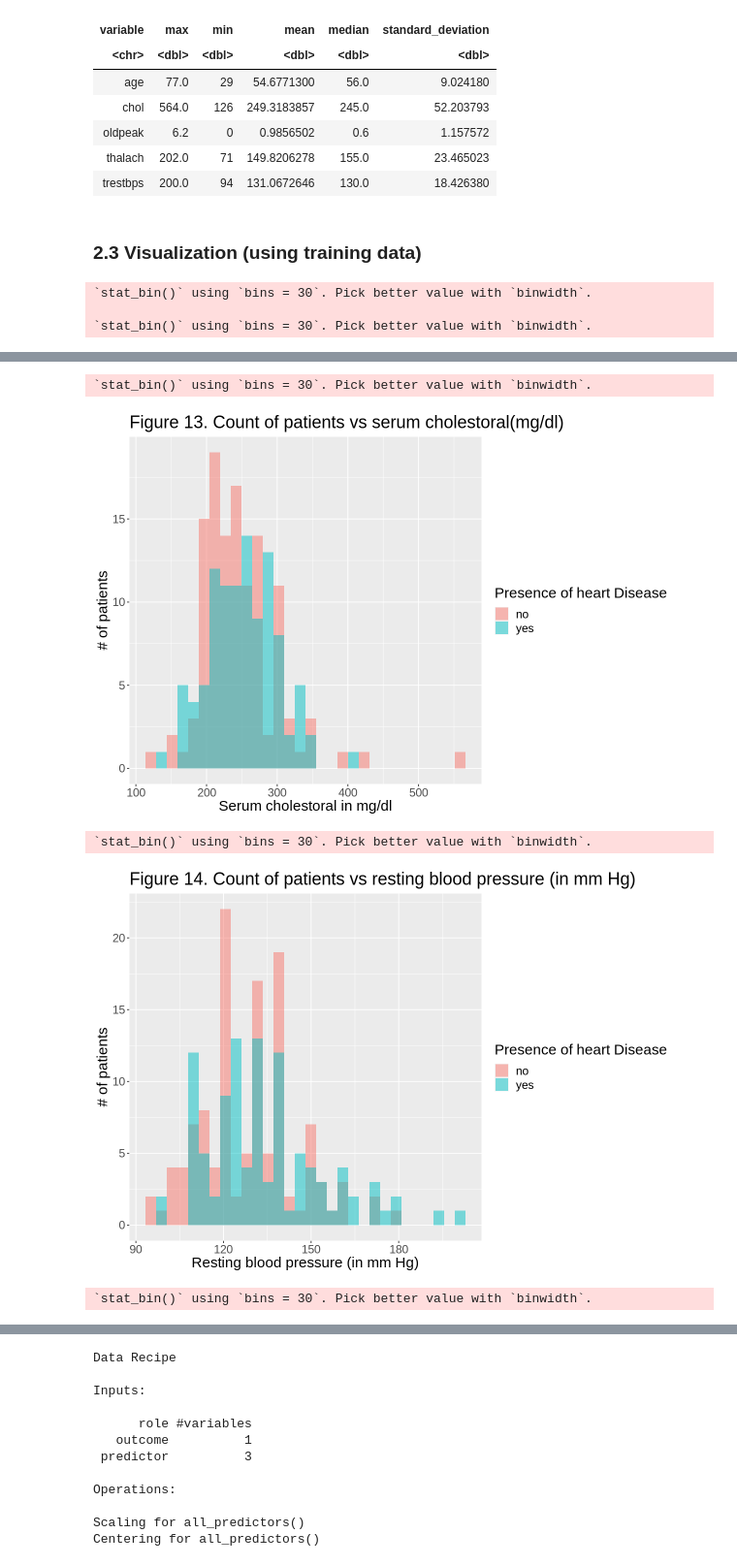
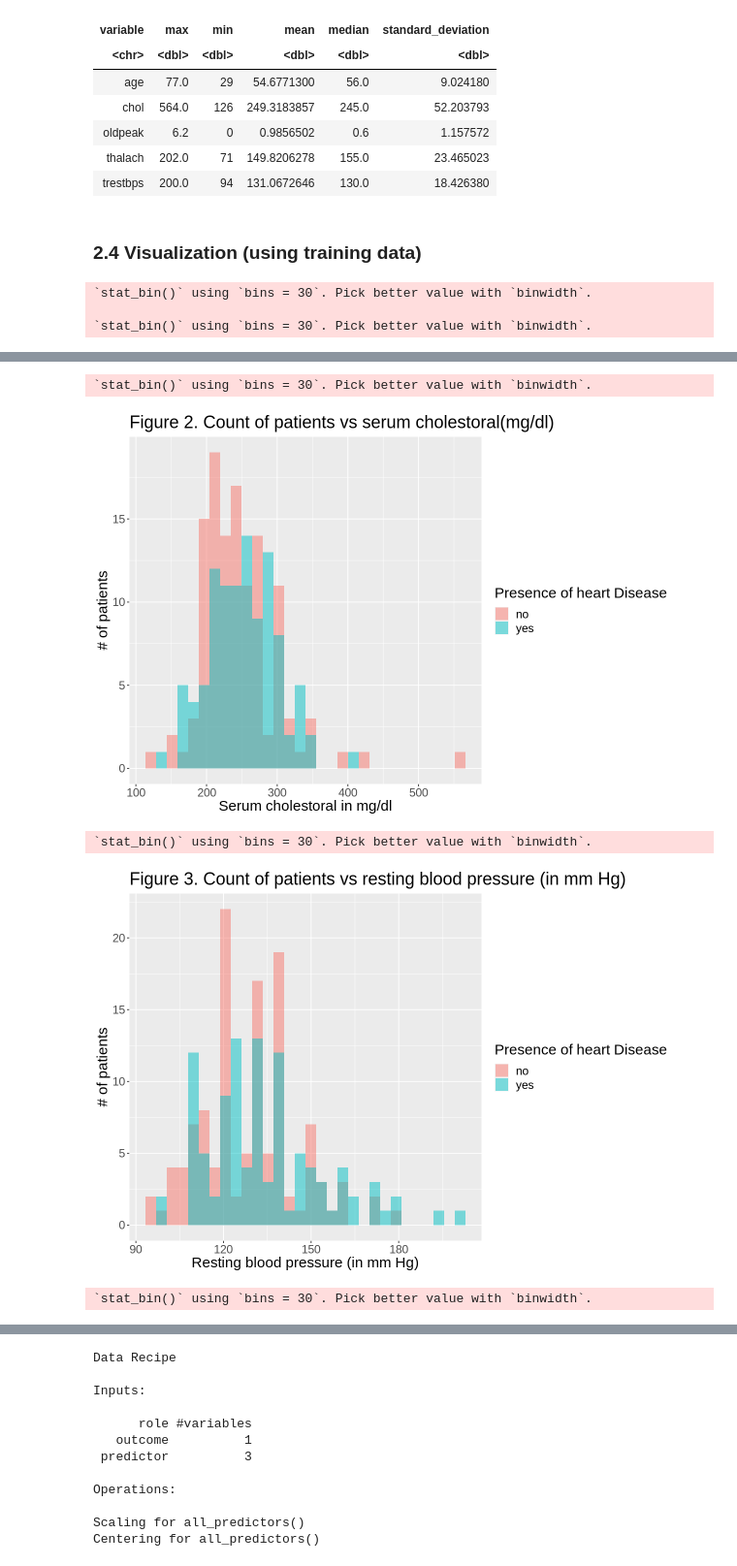
Before and after one commit to tashijain/DSCI100GroupProject, a Jupyter notebook: group_project_report.ipynb, the cells around one changed output, grey strips where cells are left out. Shown at 97% size. Saved outputs shown, nothing was run; the diff lists cells and outputs as text; code cells hidden in the pictures.

```diff
--- a/group_project_report.ipynb
+++ b/group_project_report.ipynb
@@ -462,7 +309,7 @@ A data.frame: 5 × 6
 | thalach | 202.0 | 71 | 149.8206278 | 155.0 | 23.465023 |
 | trestbps | 200.0 | 94 | 131.0672646 | 130.0 | 18.426380 |
 # %% [markdown]
-### 2.3 Visualization (using training data)
+### 2.4 Visualization (using training data)
 # %%
 options(repr.plot.width = 10, repr.plot.height = 7)
 
@@ -471,7 +318,7 @@ heart_disease_data_train_age_plot <- ggplot(heart_disease_data_train, aes(x = ag
                                     geom_histogram(aes(fill = presence), alpha = 0.5, position="identity") +
                                     labs(x = "Age in years", y = "# of patients", fill = "Presence of heart Disease") +
                                     theme(text = element_text(size = 18)) +
-                                    ggtitle("Figure 12. Count of patients vs age (years)")
+                                    ggtitle("Figure 1. Count of patients vs age (years)")
 heart_disease_data_train_age_plot
 
 # Presence/absence based on cholestrol
@@ -479,7 +326,7 @@ heart_disease_data_train_chol_plot <- ggplot(heart_disease_data_train, aes(x = c
                                     geom_histogram(aes(fill = presence), alpha = 0.5, position="identity") +
                                     labs(x = "Serum cholestoral in mg/dl", y = "# of patients", fill = "Presence of heart Disease") +
                                     theme(text = element_text(size = 18)) +
-                                    ggtitle("Figure 13. Count of patients vs serum cholestoral(mg/dl)")
+                                    ggtitle("Figure 2. Count of patients vs serum cholestoral(mg/dl)")
 heart_disease_data_train_chol_plot
 
 
@@ -488,7 +335,7 @@ heart_disease_data_train_trestbps_plot <- ggplot(heart_disease_data_train, aes(x
                                     geom_histogram(aes(fill = presence), alpha = 0.5, position="identity") +
                                     labs(x = "Resting blood pressure (in mm Hg)", y = "# of patients", fill = "Presence of heart Disease") +
                                     theme(text = element_text(size = 18)) +
-                                    ggtitle("Figure 14. Count of patients vs resting blood pressure (in mm Hg)")
+                                    ggtitle("Figure 3. Count of patients vs resting blood pressure (in mm Hg)")
 heart_disease_data_train_trestbps_plot
 
 # Presence/absence based on maximum heart rate achieved
@@ -496,7 +343,7 @@ heart_disease_data_train_thalach_plot <- ggplot(heart_disease_data_train, aes(x
                                     geom_histogram(aes(fill = presence), alpha = 0.5, position="identity") +
                                     labs(x = "maximum heart rate achieved", y = "# of patients", fill = "Presence of heart Disease") +
                                     theme(text = element_text(size = 18)) +
-                                    ggtitle("Figure 15. Count of patients vs maximum heart rate achieved")
+                                    ggtitle("Figure 4. Count of patients vs maximum heart rate achieved")
 heart_disease_data_train_thalach_plot
 
 # Presence/absence based on ST depression induced by exercise relative to rest
@@ -504,7 +351,7 @@ heart_disease_data_train_oldpeak_plot <- ggplot(heart_disease_data_train, aes(x
                                     geom_histogram(aes(fill = presence), alpha = 0.5, position="identity") +
                                     labs(x = "ST depression induced by exercise relative to rest", y = "# of patients", fill = "Presence of heart Disease") +
                                     theme(text = element_text(size = 18)) +
-                                    ggtitle("Figure 16. Count of patients vs ST depression induced by exercise wrt rest")
+                                    ggtitle("Figure 5. Count of patients vs ST depression induced by exercise wrt rest")
 heart_disease_data_train_oldpeak_plot
 # %% [output]
 `stat_bin()` using `bins = 30`. Pick better value with `binwidth`.
@@ -514,5 +361,5 @@ heart_disease_data_train_oldpeak_plot
 `stat_bin()` using `bins = 30`. Pick better value with `binwidth`.
-[figure, old version]
+[figure, new version]
 `stat_bin()` using `bins = 30`. Pick better value with `binwidth`.
-[figure, old version]
+[figure, new version]
 `stat_bin()` using `bins = 30`. Pick better value with `binwidth`.
```
Also changed, not shown: parts of 24 cells of this notebook.
